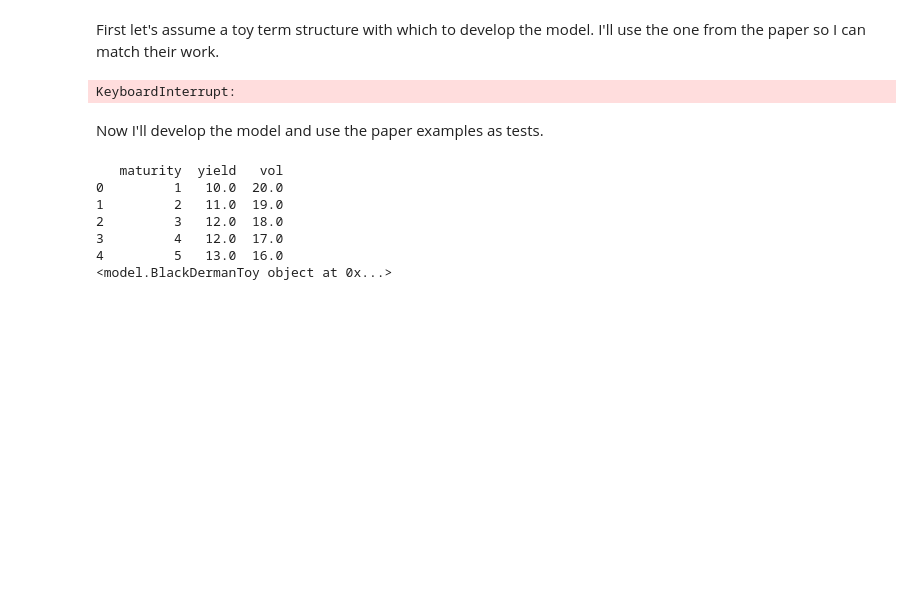
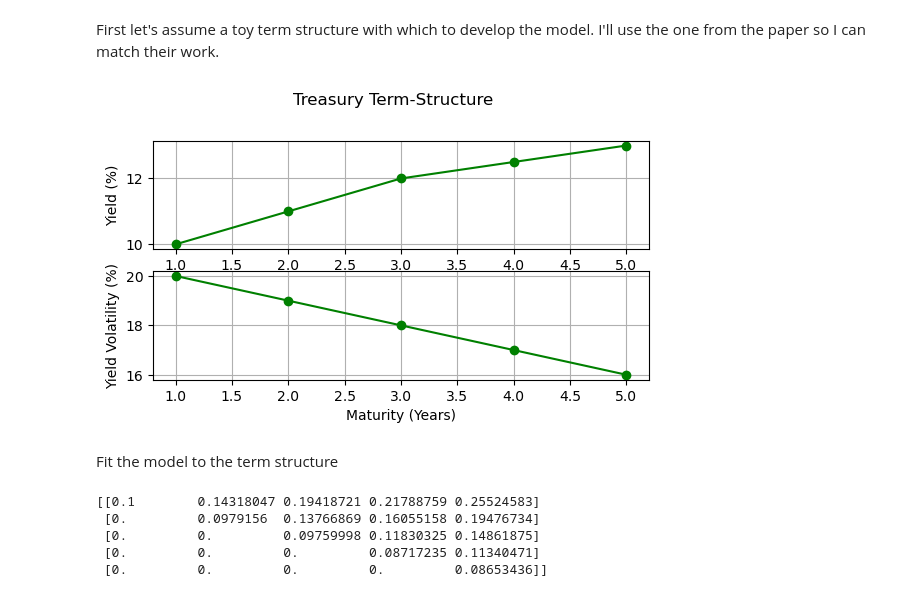
Before and after one commit to goblegrayson/bdt, a Jupyter notebook: run.ipynb, the cells around one changed output. Drawn from its saved outputs; the diff is of its cells as text; code cells hidden in the pictures; blank space fills up the shorter version.

Commit message:
adding some visualizations to check the results look sensible.

```diff
--- a/run.ipynb
+++ b/run.ipynb
@@ -10,28 +13,40 @@ from model import BlackDermanToy
+# %%
+# Create a test term structure
+term_struct = pd.DataFrame(
+    {
+        'mat': np.arange(1, 6),
+        'yld': np.array([.10, .11, .12, .125, .13]),
+        'vol': np.array([.20, .19, .18, .17, .16]),
+        'par': np.array([100, 100, 100, 100, 100])
+    }
+)
 # %%
-term_struct = pd.DataFrame(
-    {
-        'mat': np.arange(1, 6),
-        'yld': np.array([10., 11., 12., 12., 13.]),
-        'vol': np.array([20., 19., 18., 17., 16.])
-    }
-)
-print(term_struct)
+# Visualize it
+plt.subplot(3, 1, 1)
+plt.plot(term_struct.mat, term_struct.yld * 100, 'g-o')
+plt.xlabel('Maturity (Years)')
+plt.ylabel('Yield (%)')
+plt.grid(True)
+
+plt.subplot(3, 1, 2)
+plt.plot(term_struct.mat, term_struct.vol * 100, 'g-o')
+plt.xlabel('Maturity (Years)')
+plt.ylabel('Yield Volatility (%)')
+plt.suptitle('Treasury Term-Structure')
+plt.grid(True)
 # %% [output]
-KeyboardInterrupt:
+[figure, added]
 # %% [markdown]
-Now I'll develop the model and use the paper examples as tests.
+Fit the model to the term structure
 # %%
 # Instantiate and calibrate model
 BDT = BlackDermanToy(term_struct)
 
-# Run test cases
-assert 1 == 1
-print(BDT)
+# Visualize the rate tree
+print(BDT.rate_tree)
 # %% [output]
-   maturity  yield   vol
-0         1   10.0  20.0
-1         2   11.0  19.0
-2         3   12.0  18.0
-3         4   12.0  17.0
-4         5   13.0  16.0
-<model.BlackDermanToy object at 0x...>
+[[0.1        0.14318047 0.19418721 0.21788759 0.25524583]
+ [0.         0.0979156  0.13766869 0.16055158 0.19476734]
+ [0.         0.         0.09759998 0.11830325 0.14861875]
+ [0.         0.         0.         0.08717235 0.11340471]
+ [0.         0.         0.         0.         0.08653436]]
```
Also changed, not shown: parts of 7 cells of this notebook, 1 other file.
